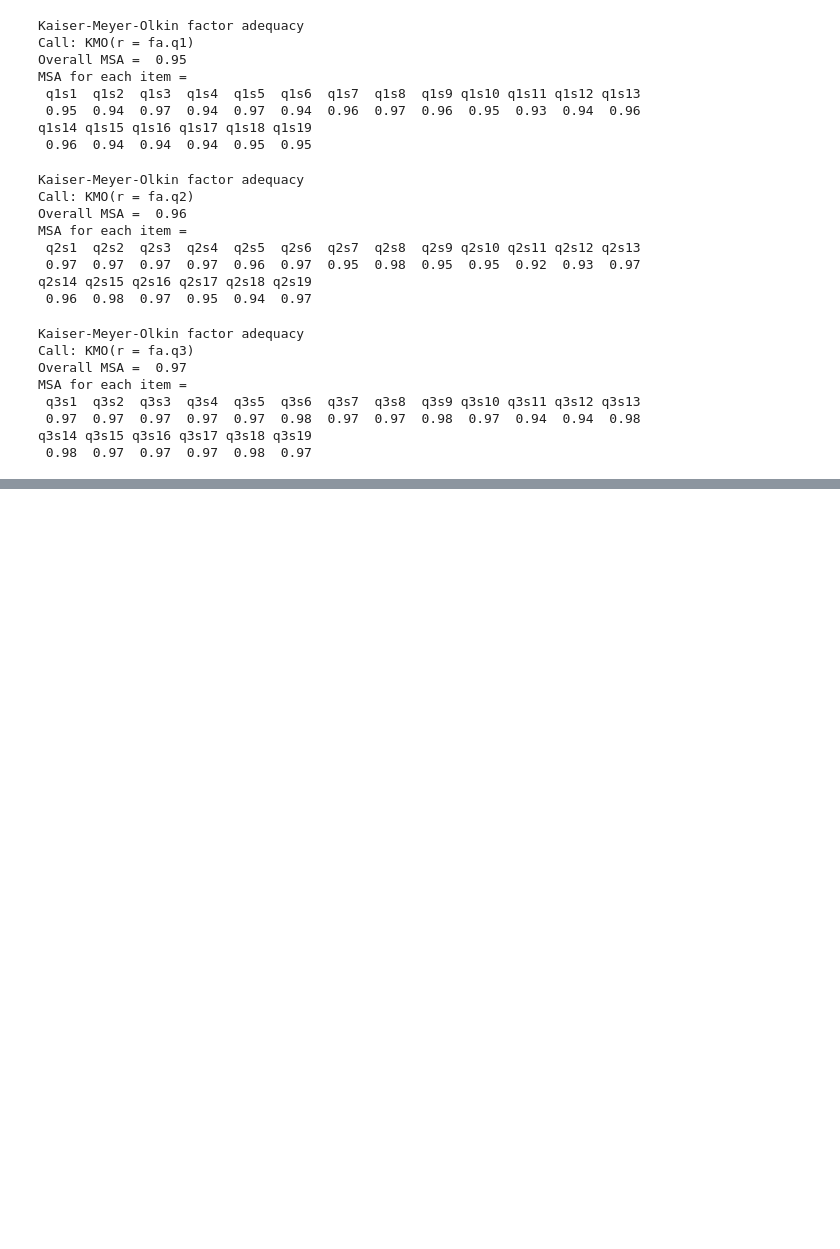
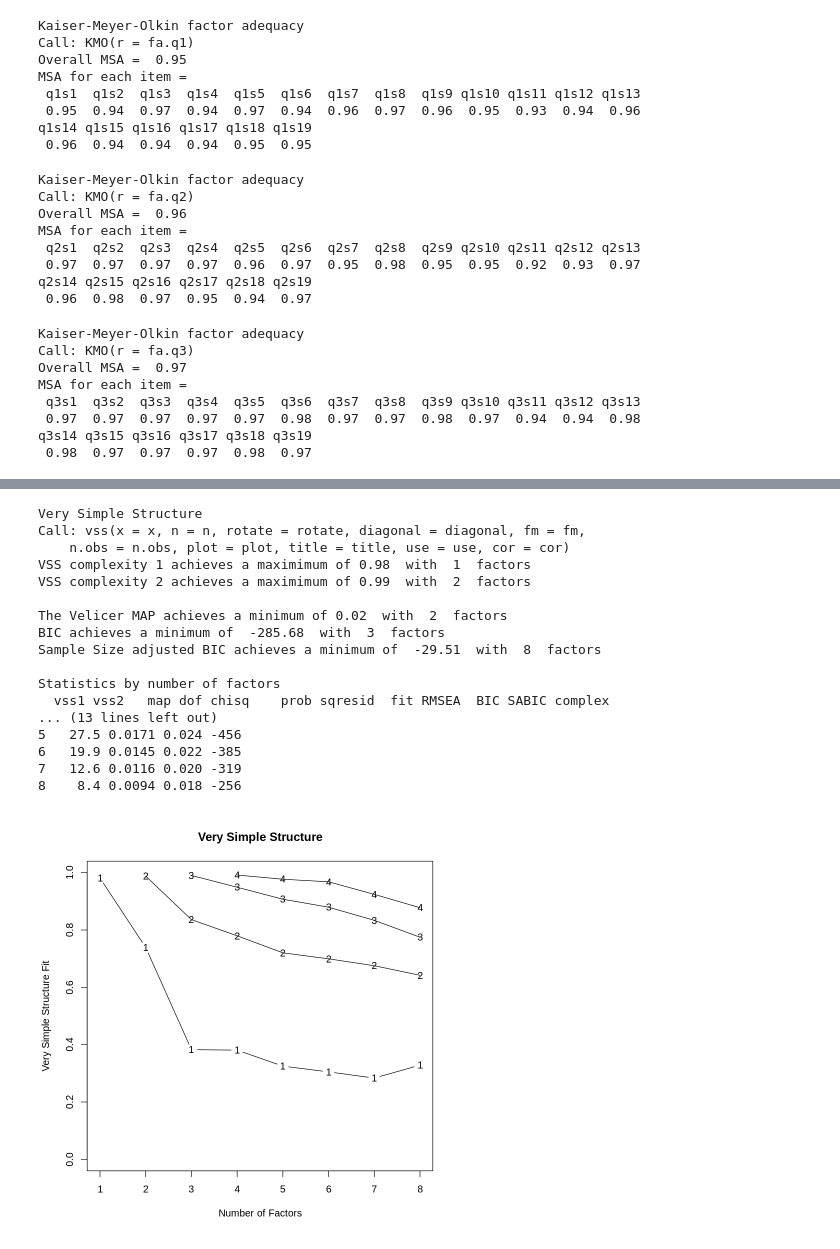
Before and after one commit to e4rll/kanmake, a Jupyter notebook: kanmake.ipynb, the cells around one changed output, grey strips where cells are left out. Drawn from its saved outputs; the diff is of its cells as text; code cells hidden in the pictures; blank space fills up the shorter version.

```diff
--- a/kanmake.ipynb
+++ b/kanmake.ipynb
@@ -463,0 +500,21 @@ q3s14 q3s15 q3s16 q3s17 q3s18 q3s19
+# %%
+VSS(fa.q2)
+# %% [output]
+Very Simple Structure
+Call: vss(x = x, n = n, rotate = rotate, diagonal = diagonal, fm = fm,
+    n.obs = n.obs, plot = plot, title = title, use = use, cor = cor)
+VSS complexity 1 achieves a maximimum of 0.98  with  1  factors
+VSS complexity 2 achieves a maximimum of 0.99  with  2  factors
+
+The Velicer MAP achieves a minimum of 0.02  with  2  factors
+BIC achieves a minimum of  -285.68  with  3  factors
+Sample Size adjusted BIC achieves a minimum of  -29.51  with  8  factors
+
+Statistics by number of factors
+  vss1 vss2   map dof chisq    prob sqresid  fit RMSEA  BIC SABIC complex
+... (13 lines left out)
+5   27.5 0.0171 0.024 -456
+6   19.9 0.0145 0.022 -385
+7   12.6 0.0116 0.020 -319
+8    8.4 0.0094 0.018 -256
+[figure, added]
```
Also changed, not shown: parts of 12 cells of this notebook.
